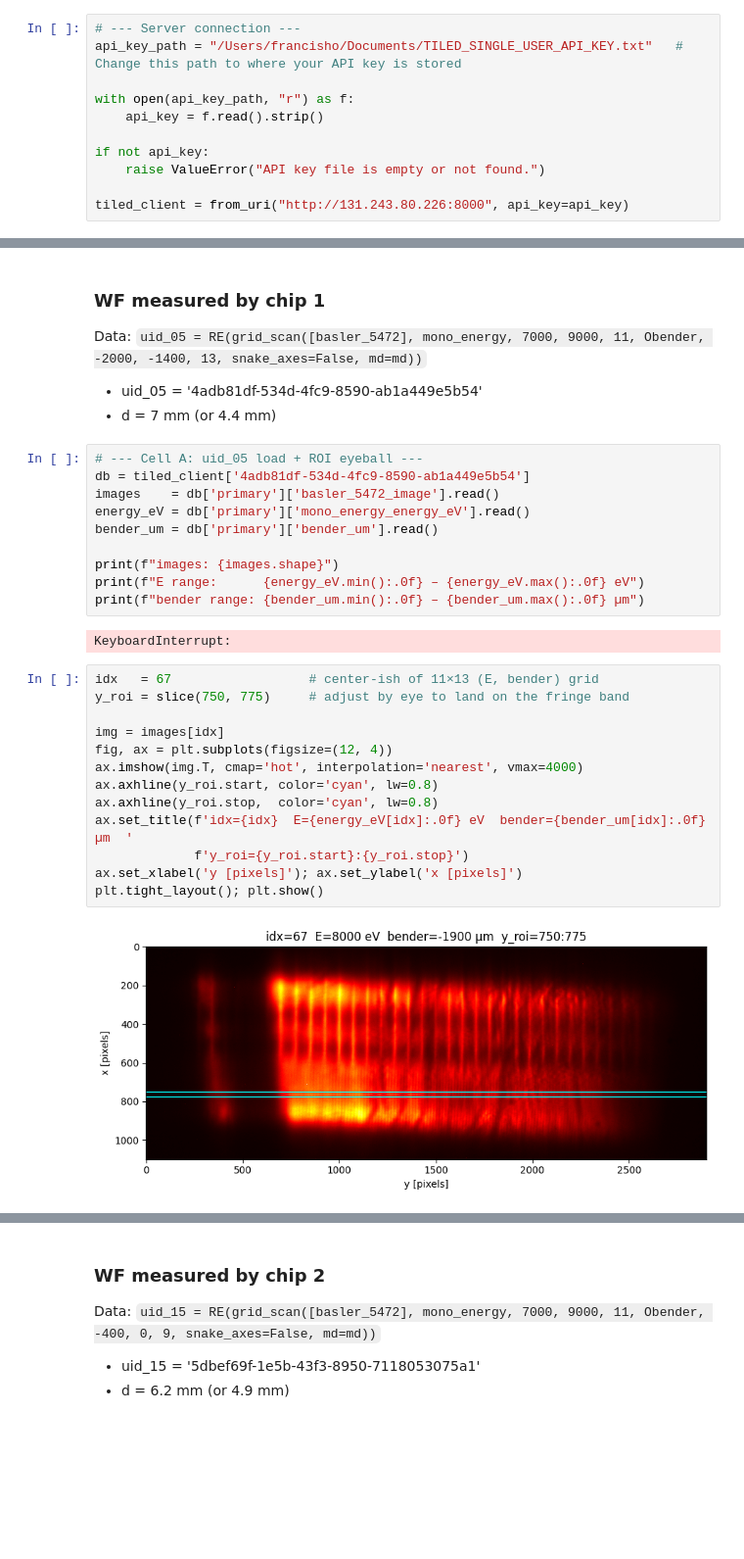
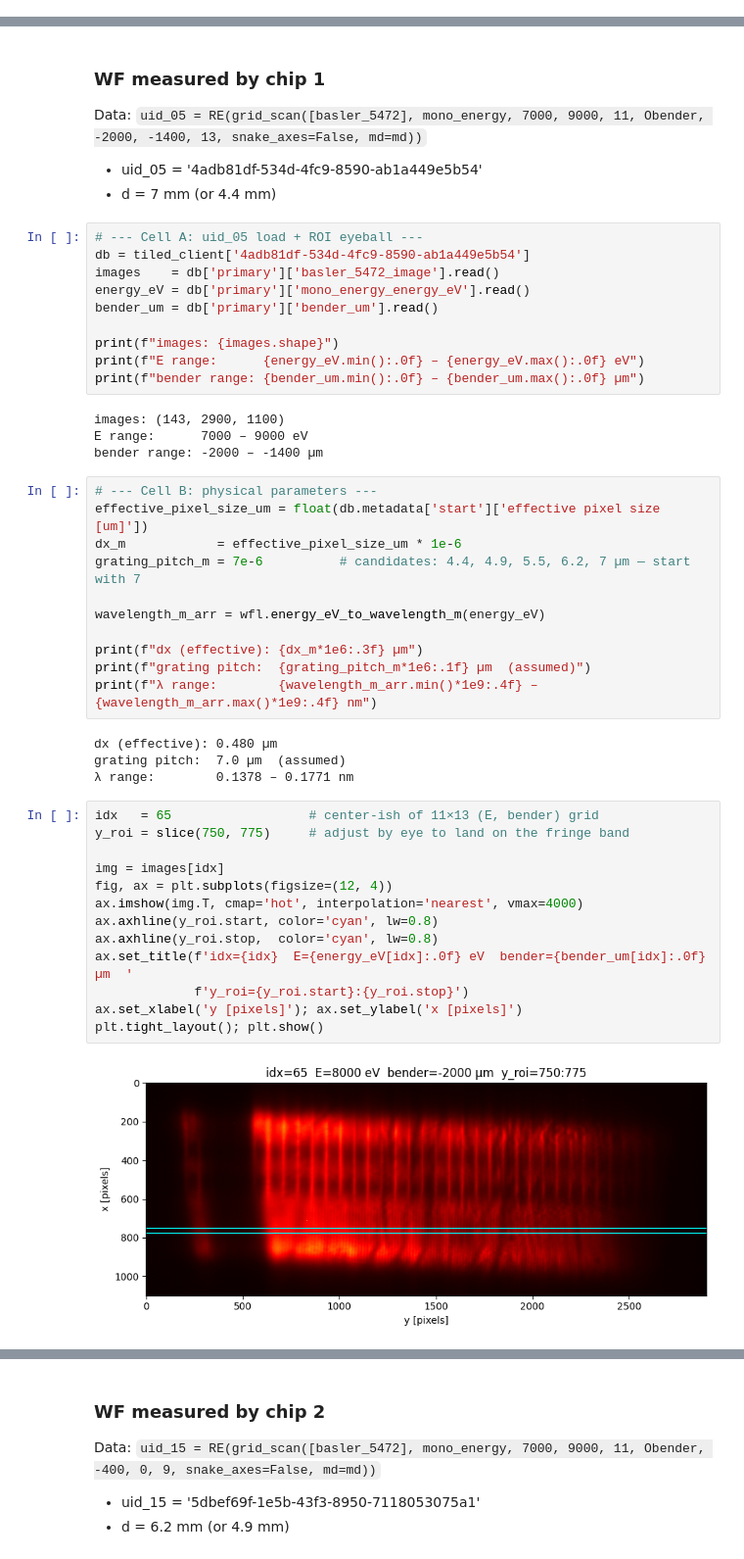
Before and after one commit to dream-beam/nabla, a Jupyter notebook: wfs-als531/20260610_fwh_wfs_scan.ipynb, the cells around one changed output, grey strips where cells are left out. Shown at 98% size. Cells and saved outputs as stored; diff of their text form; blank space fills up the shorter version.

Commit message:
Francis (bl5311), wfs: Updated live scan notebook

```diff
--- a/wfs-als531/20260610_fwh_wfs_scan.ipynb
+++ b/wfs-als531/20260610_fwh_wfs_scan.ipynb
@@ -830,11 +496,0 @@ warnings.simplefilter('always', RuntimeWarning)
-# %%
-# --- Server connection ---
-api_key_path = "/Users/francisho/Documents/TILED_SINGLE_USER_API_KEY.txt"   # Change this path to where your API key is stored
-
-with open(api_key_path, "r") as f:
-    api_key = f.read().strip()
-
-if not api_key:
-    raise ValueError("API key file is empty or not found.")
-
-tiled_client = from_uri("http://131.243.80.226:8000", api_key=api_key)
@@ -855,19 +518,36 @@ print(f"images: {images.shape}")
 print(f"E range:      {energy_eV.min():.0f} – {energy_eV.max():.0f} eV")
 print(f"bender range: {bender_um.min():.0f} – {bender_um.max():.0f} µm")
 # %% [output]
-KeyboardInterrupt:
+images: (143, 2900, 1100)
+E range:      7000 – 9000 eV
+bender range: -2000 – -1400 µm
+# %%
+# --- Cell B: physical parameters ---
+effective_pixel_size_um = float(db.metadata['start']['effective pixel size [um]'])
+dx_m            = effective_pixel_size_um * 1e-6
+grating_pitch_m = 7e-6          # candidates: 4.4, 4.9, 5.5, 6.2, 7 µm — start with 7
+
+wavelength_m_arr = wfl.energy_eV_to_wavelength_m(energy_eV)
+
+print(f"dx (effective): {dx_m*1e6:.3f} µm")
+print(f"grating pitch:  {grating_pitch_m*1e6:.1f} µm  (assumed)")
+print(f"λ range:        {wavelength_m_arr.min()*1e9:.4f} – {wavelength_m_arr.max()*1e9:.4f} nm")
+# %% [output]
+dx (effective): 0.480 µm
+grating pitch:  7.0 µm  (assumed)
+λ range:        0.1378 – 0.1771 nm
 # %%
-idx   = 67                  # center-ish of 11×13 (E, bender) grid
+idx   = 65                  # center-ish of 11×13 (E, bender) grid
 y_roi = slice(750, 775)     # adjust by eye to land on the fringe band
 
 img = images[idx]
 fig, ax = plt.subplots(figsize=(12, 4))
 ax.imshow(img.T, cmap='hot', interpolation='nearest', vmax=4000)
 ax.axhline(y_roi.start, color='cyan', lw=0.8)
 ax.axhline(y_roi.stop,  color='cyan', lw=0.8)
 ax.set_title(f'idx={idx}  E={energy_eV[idx]:.0f} eV  bender={bender_um[idx]:.0f} µm  '
              f'y_roi={y_roi.start}:{y_roi.stop}')
 ax.set_xlabel('y [pixels]'); ax.set_ylabel('x [pixels]')
 plt.tight_layout(); plt.show()
 # %% [output]
-[figure, old version]
+[figure, new version]
```
Also changed, not shown: parts of 37 cells of this notebook.
